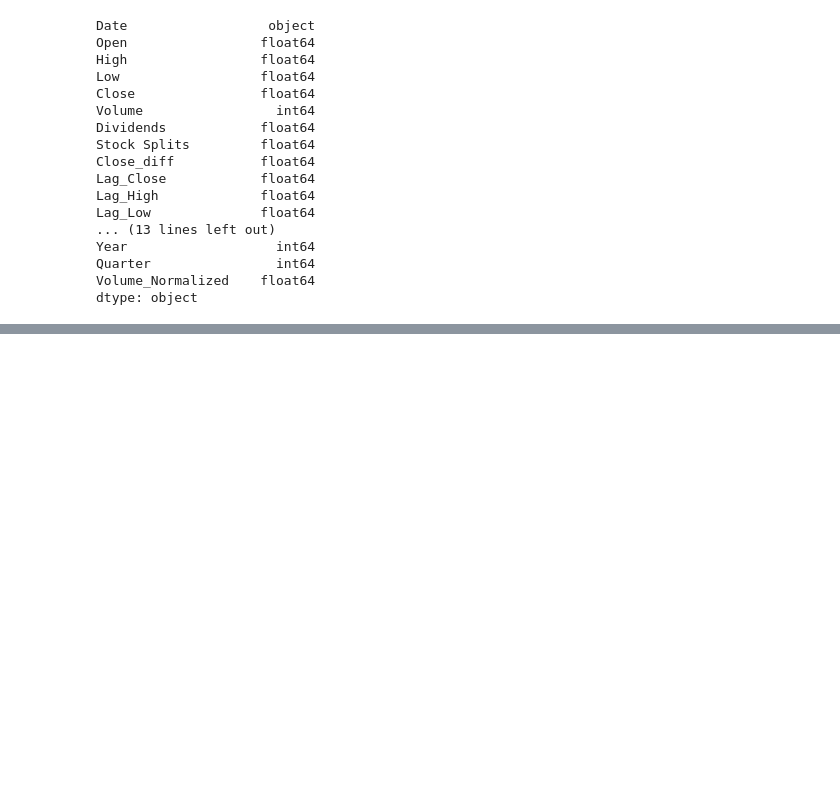
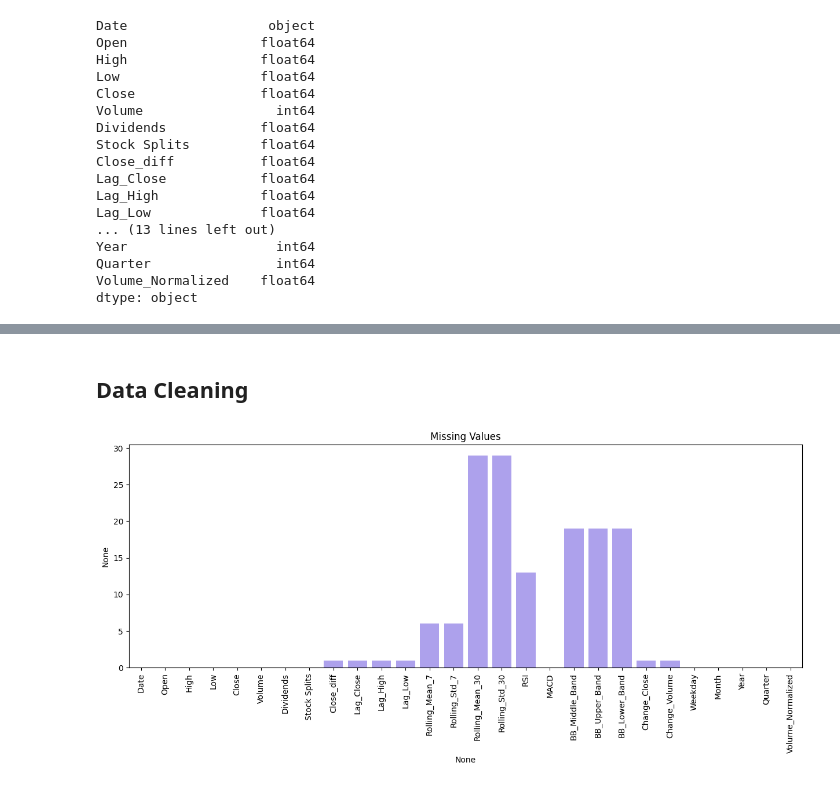
Before and after one commit to Sudais-shah/Saudi-Aramco-Stock-Price-Prediction-Model, a Jupyter notebook: Saudi Aramco Stock Price Prediction Model.ipynb, the cells around one changed output, grey strips where cells are left out. Cells and saved outputs as stored; diff of their text form; code cells hidden in the pictures; blank space fills up the shorter version.

Commit message:
Untill now i worked on data cleaning , preparation , EDA and scaling data for linear regression

```diff
--- a/Saudi Aramco Stock Price Prediction Model.ipynb
+++ b/Saudi Aramco Stock Price Prediction Model.ipynb
@@ -140,0 +180,16 @@ dtype: object
+# %%
+color1 = '#A594F9'
+color2 = '#CDC1FF'
+color3 = '#E5D9F2'
+# %% [markdown]
+## Data Cleaning
+# %%
+df['Date'] = pd.to_datetime(df['Date'])
+# %%
+plt.figure(figsize=(15, 5))
+sns.barplot(x=df.columns, y=df.isnull().sum(), color=color1)
+plt.xticks(rotation=90)
+plt.title('Missing Values')
+plt.show()
+# %% [output]
+[figure, added]
```
Also changed, not shown: parts of 26 cells of this notebook.
